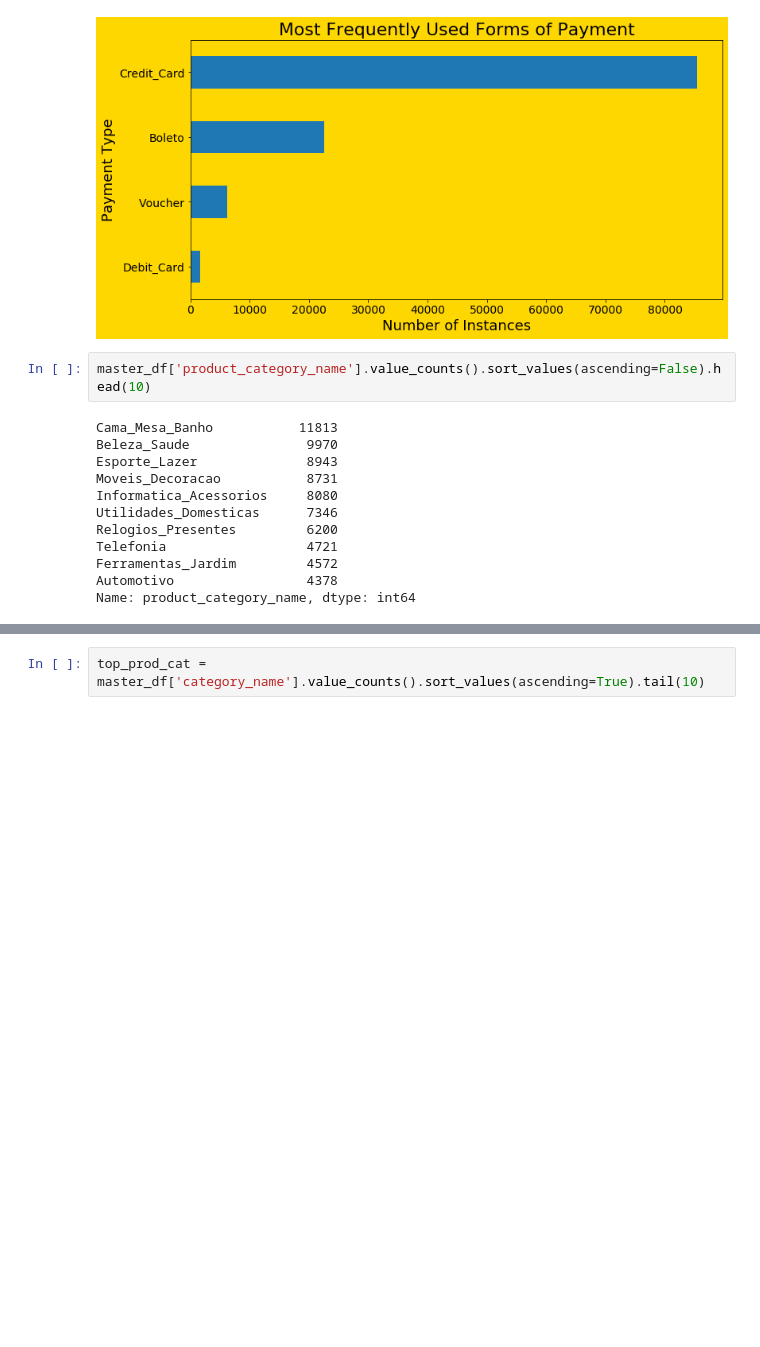
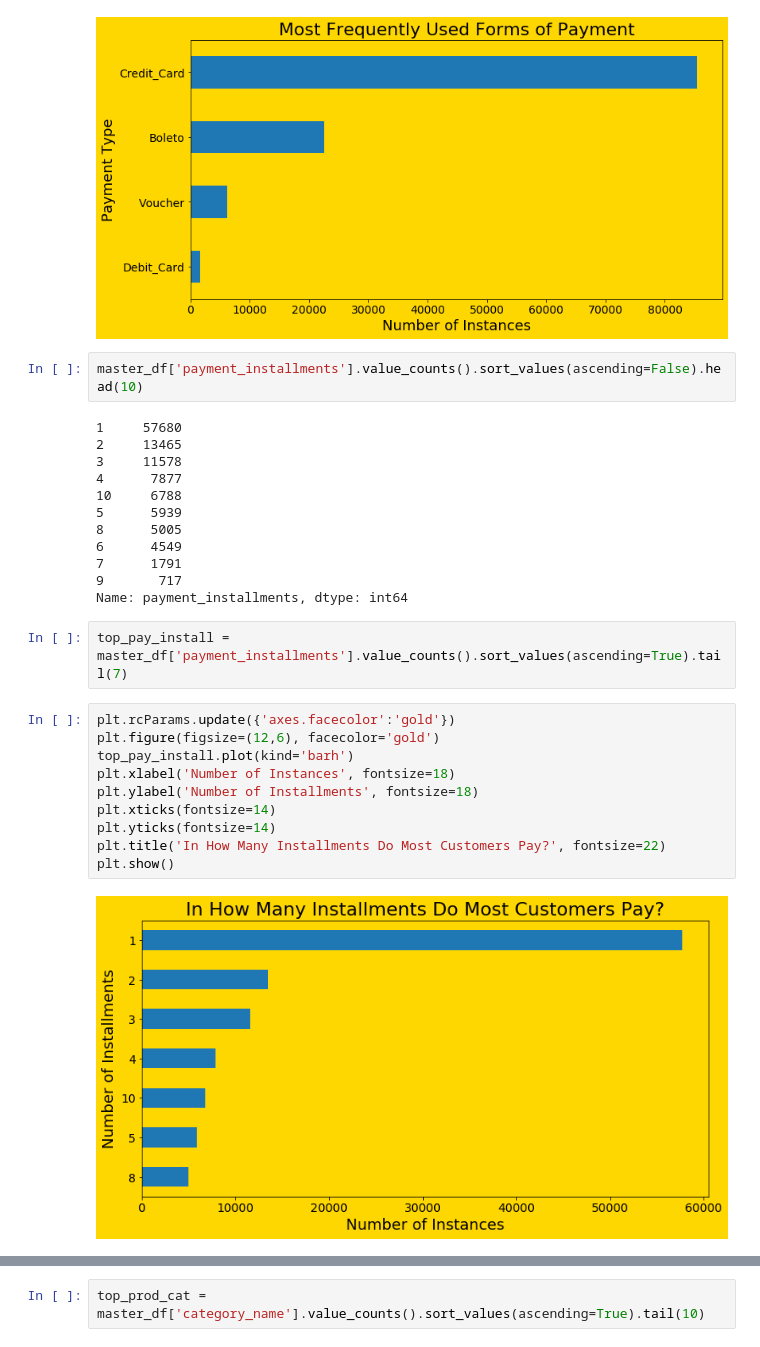
Before and after one commit to RossReisman/Data-Analyst-Portfolio, a Jupyter notebook: Python/brazil/brazil.ipynb, the cells around one changed output, grey strips where cells are left out. Drawn from its saved outputs; the diff is of its cells as text; blank space fills up the shorter version.

```diff
--- a/Python/brazil/brazil.ipynb
+++ b/Python/brazil/brazil.ipynb
@@ -2331,16 +2331,30 @@ plt.show()
 # %% [output]
 [figure]
 # %%
-master_df['product_category_name'].value_counts().sort_values(ascending=False).head(10)
+master_df['payment_installments'].value_counts().sort_values(ascending=False).head(10)
 # %% [output]
-Cama_Mesa_Banho           11813
-Beleza_Saude               9970
-Esporte_Lazer              8943
-Moveis_Decoracao           8731
-Informatica_Acessorios     8080
-Utilidades_Domesticas      7346
-Relogios_Presentes         6200
-Telefonia                  4721
-Ferramentas_Jardim         4572
-Automotivo                 4378
-Name: product_category_name, dtype: int64
+1     57680
+2     13465
+3     11578
+4      7877
+10     6788
+5      5939
+8      5005
+6      4549
+7      1791
+9       717
+Name: payment_installments, dtype: int64
+# %%
+top_pay_install = master_df['payment_installments'].value_counts().sort_values(ascending=True).tail(7)
+# %%
+plt.rcParams.update({'axes.facecolor':'gold'})
+plt.figure(figsize=(12,6), facecolor='gold')
+top_pay_install.plot(kind='barh')
+plt.xlabel('Number of Instances', fontsize=18)
+plt.ylabel('Number of Installments', fontsize=18)
+plt.xticks(fontsize=14)
+plt.yticks(fontsize=14)
+plt.title('In How Many Installments Do Most Customers Pay?', fontsize=22)
+plt.show()
+# %% [output]
+[figure, added]
```
Also changed, not shown: parts of 9 cells of this notebook.
